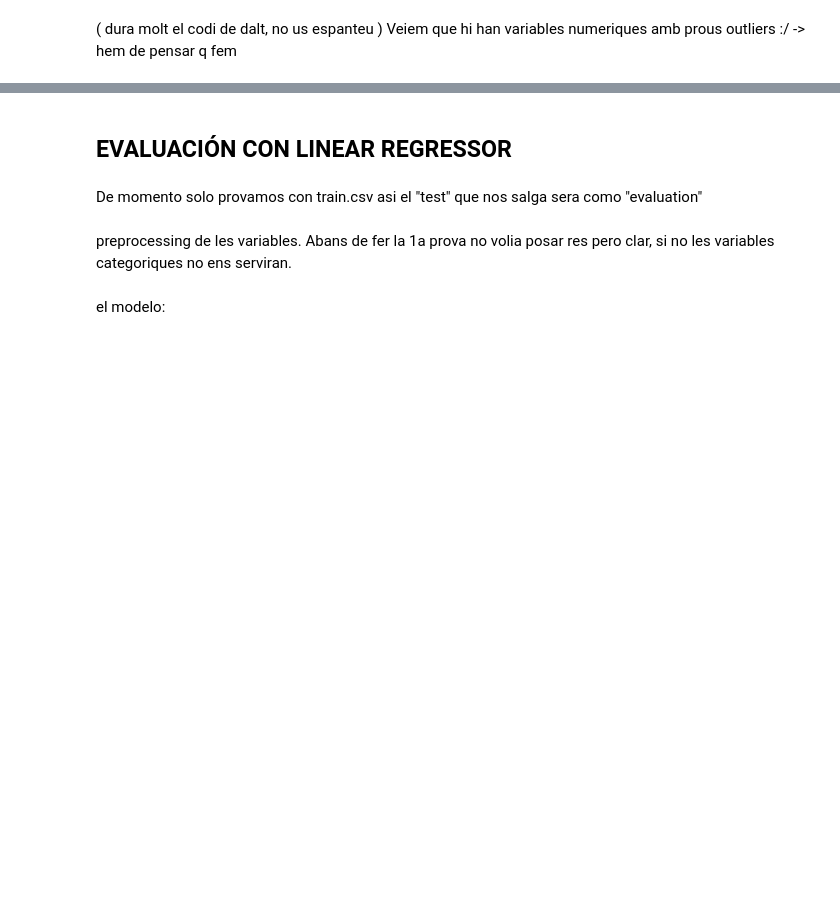
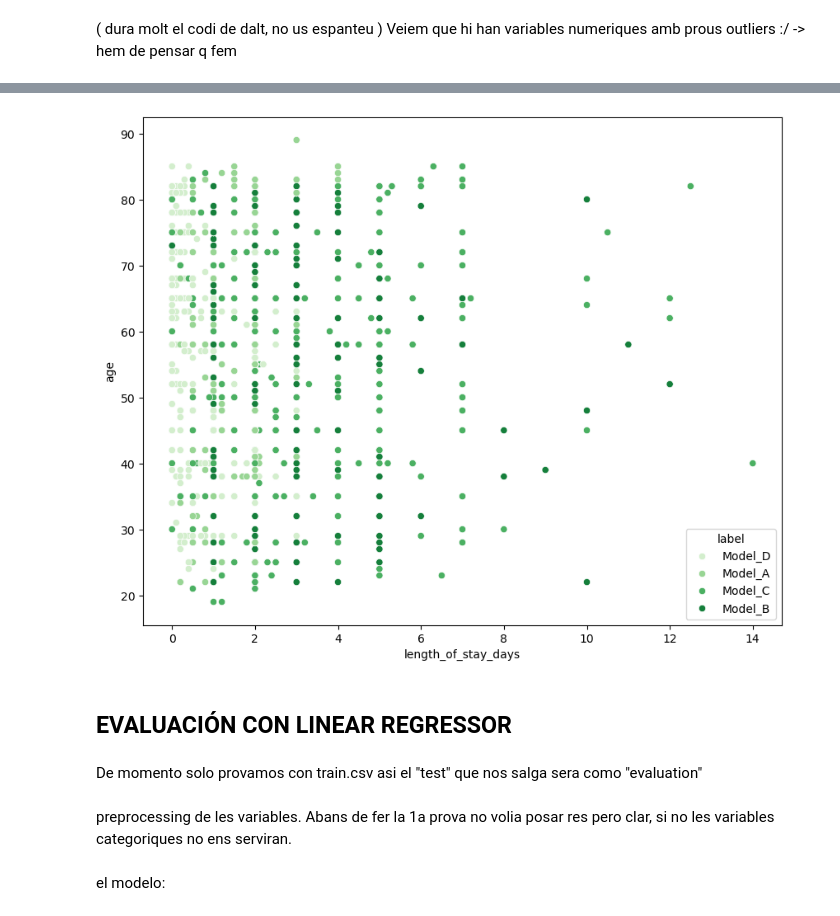
Before and after one commit to azucena-g/kaggle_competition, a Jupyter notebook: try_1.ipynb, the cells around one changed output, grey strips where cells are left out. Cells and saved outputs as stored; diff of their text form; code cells hidden in the pictures; blank space fills up the shorter version.

```diff
--- a/try_1.ipynb
+++ b/try_1.ipynb
@@ -335,3 +354,20 @@ plt.show()
+# %%
+plt.figure(figsize=(10, 8))
+sns.scatterplot(
+    data=train,
+    x="length_of_stay_days",
+    y="age",
+    hue = "label",
+    palette="Greens"
+    #color="lightgreen",
+    )
+
+plt.xlabel("length_of_stay_days")
+plt.ylabel("age")
+
+plt.show()
+# %% [output]
+[figure, added]
 # %% [markdown]
 ## EVALUACIÓN CON LINEAR REGRESSOR
 # %% [markdown]
```
Also changed, not shown: parts of 11 cells of this notebook, 1 other file.
